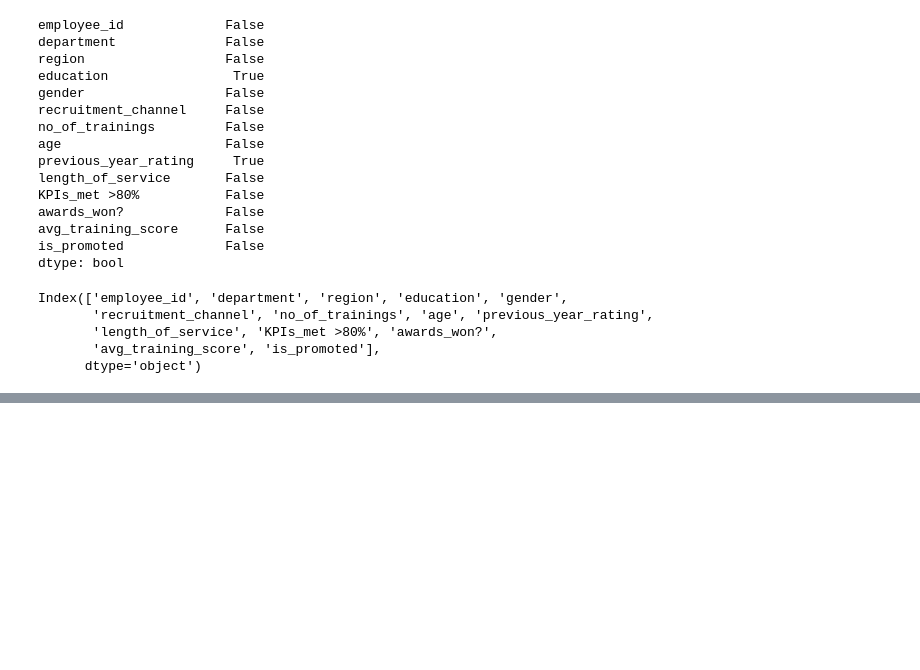
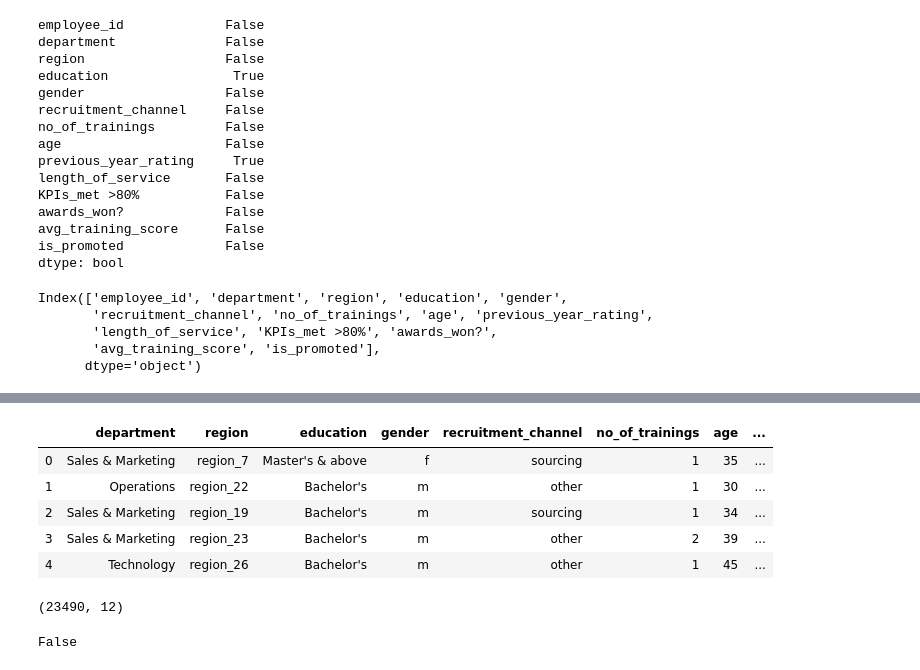
Before and after one commit to roshanrane24/QXI_DataScience_Roshan, a Jupyter notebook: Unit2_Supervised_Learning/LogisticRegression/Untitled1.ipynb, the cells around one changed output, grey strips where cells are left out. Drawn from its saved outputs; the diff is of its cells as text; code cells hidden in the pictures; blank space fills up the shorter version.

```diff
--- a/Unit2_Supervised_Learning/LogisticRegression/Untitled1.ipynb
+++ b/Unit2_Supervised_Learning/LogisticRegression/Untitled1.ipynb
@@ -80,0 +161,13 @@ Index(['employee_id', 'department', 'region', 'education', 'gender',
+# %%
+data.head()
+# %% [output]
+|  | department | region | education | gender | recruitment_channel | no_of_trainings | age | ... |
+| 0 | Sales & Marketing | region_7 | Master's & above | f | sourcing | 1 | 35 | ... |
+| 1 | Operations | region_22 | Bachelor's | m | other | 1 | 30 | ... |
+| 2 | Sales & Marketing | region_19 | Bachelor's | m | sourcing | 1 | 34 | ... |
+| 3 | Sales & Marketing | region_23 | Bachelor's | m | other | 2 | 39 | ... |
+| 4 | Technology | region_26 | Bachelor's | m | other | 1 | 45 | ... |
+# %%
+datac.shape
+# %% [output]
+(23490, 12)
@@ -80,0 +182,4 @@ Index(['employee_id', 'department', 'region', 'education', 'gender',
+# %%
+data['department'][data['region'] == 'region_26'].isnull().any()
+# %% [output]
+False
```
Also changed, not shown: parts of 47 cells of this notebook.
